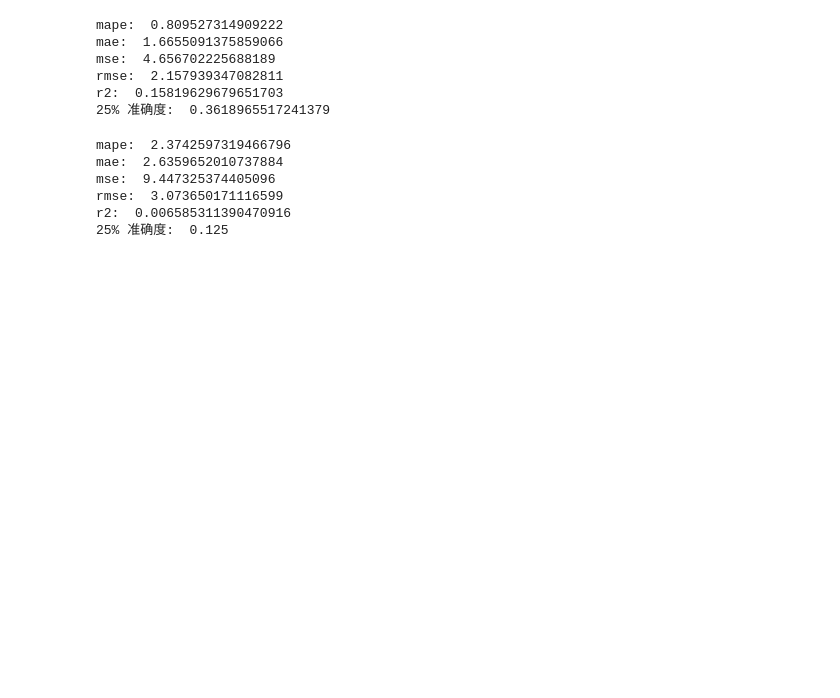
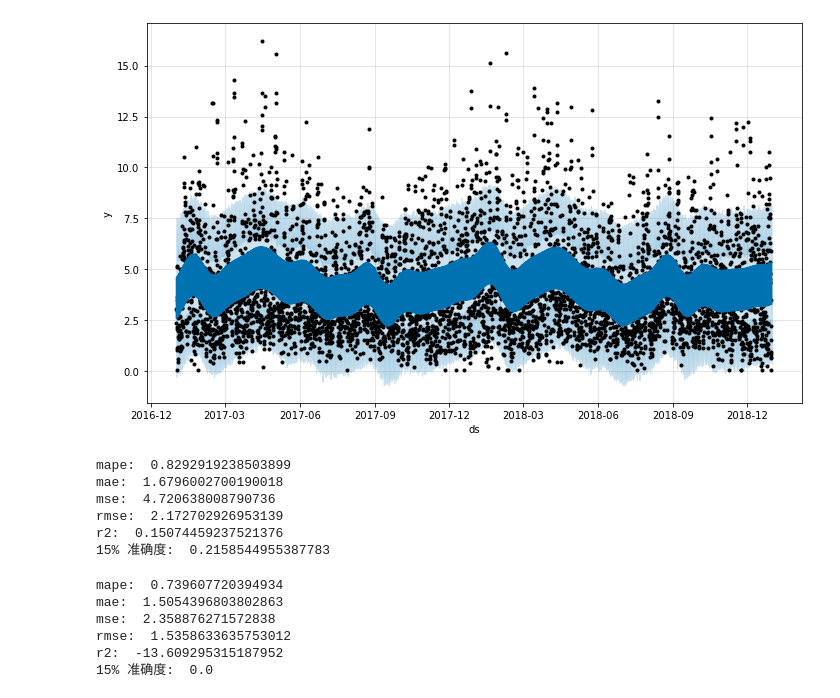
Before and after one commit to HollowMan6/My-LZU-CS-UG-Dissertation, a Jupyter notebook: code/2-Prophet.ipynb, the cells around one changed output. Cells and saved outputs as stored; diff of their text form; code cells hidden in the pictures; blank space fills up the shorter version.

```diff
--- a/code/2-Prophet.ipynb
+++ b/code/2-Prophet.ipynb
@@ -51,35 +51,30 @@ r2:  0.018022380116612946
 # %%
-wind_iceemdan = pd.read_csv('wind.csv')
-forecasted=[]
-for index in wind_iceemdan.columns:
-    if index == 'ds' or index == 'orig':
-        continue
-    temp_df = pd.DataFrame(wind_iceemdan['ds'][:split_line])
-    temp_df['y'] = wind_iceemdan[index][:split_line]
-    m = Prophet(changepoint_prior_scale=1.0, seasonality_prior_scale=0.1, seasonality_mode='additive', changepoint_range=1, yearly_seasonality=True)
-    m.fit(temp_df)
-    future = m.make_future_dataframe(periods=len(wind_iceemdan['ds'])-split_line, freq='3H')
-    forecast = m.predict(future)
-    forecasted.append(forecast['yhat'].to_numpy().ravel())
-import copy
-result = copy.deepcopy(forecasted[0])
-for i in range(1, len(forecasted)):
-    result += forecasted[i]
+data = pd.read_csv('data_decomposed.csv')
+df = pd.DataFrame(data['ds'][:split_line])
+df['y'] = data['wind'][:split_line]
+m = Prophet(changepoint_prior_scale=1.0, seasonality_prior_scale=0.1, seasonality_mode='additive', changepoint_range=1, daily_seasonality=True, yearly_seasonality=True, weekly_seasonality=False)
+m.fit(df)
+future = m.make_future_dataframe(periods=4, freq='3H')
+forecast = m.predict(future)
+fig = m.plot(forecast)
+fig.savefig("prophet_wind_decomposed.pdf")
+# %% [output]
+[figure, added]
 # %%
-print_metrics(result[:split_line], data['wind'][:split_line].to_numpy())
+print_metrics(forecast['yhat'][:split_line].to_numpy(), data['wind'][:split_line].to_numpy())
 # %% [output]
-mape:  0.809527314909222
-mae:  1.6655091375859066
-mse:  4.656702225688189
-rmse:  2.157939347082811
-r2:  0.15819629679651703
-25% 准确度:  0.3618965517241379
+mape:  0.8292919238503899
+mae:  1.6796002700190018
+mse:  4.720638008790736
+rmse:  2.172702926953139
+r2:  0.15074459237521376
+15% 准确度:  0.2158544955387783
 # %%
-print_metrics(result[split_line:], data['wind'][split_line:].to_numpy())
+print_metrics(forecast['yhat'][split_line:].to_numpy(), data['wind'][split_line:].to_numpy())
 # %% [output]
-mape:  2.3742597319466796
-mae:  2.6359652010737884
-mse:  9.447325374405096
-rmse:  3.073650171116599
-r2:  0.006585311390470916
-25% 准确度:  0.125
+mape:  0.739607720394934
+mae:  1.5054396803802863
+mse:  2.358876271572838
+rmse:  1.5358633635753012
+r2:  -13.609295315187952
+15% 准确度:  0.0
```
Also changed, not shown: parts of 4 cells of this notebook, 36 other files.
